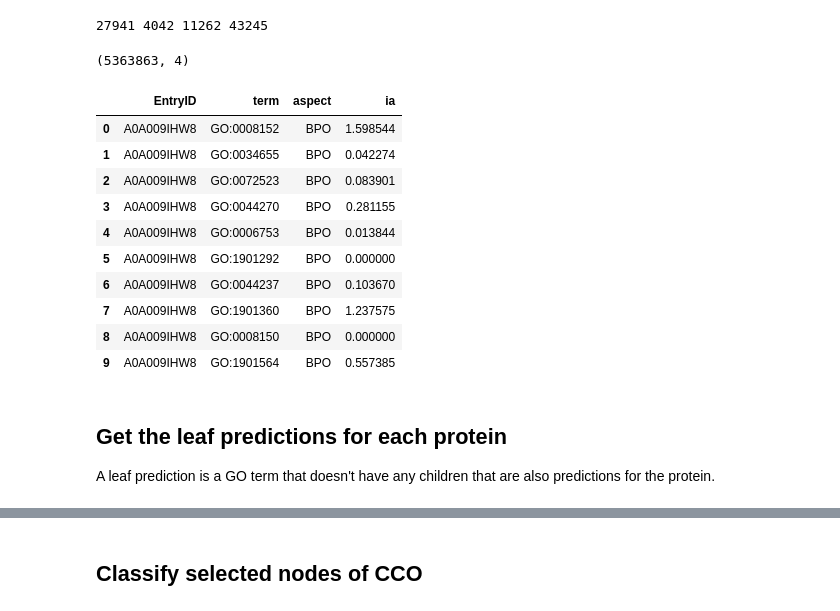
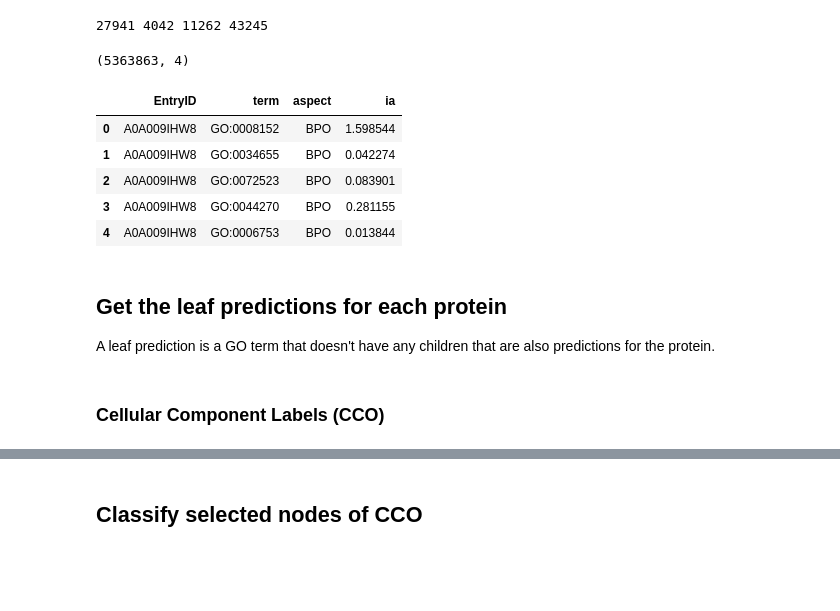
Before and after one commit to oshbocker/CAFA, a Jupyter notebook: CAFA_baseline.ipynb, the cells around one changed output, grey strips where cells are left out. Cells and saved outputs as stored; diff of their text form; code cells hidden in the pictures; blank space fills up the shorter version.

```diff
--- a/CAFA_baseline.ipynb
+++ b/CAFA_baseline.ipynb
@@ -47,7 +49,7 @@ class CFG:
     test_sequences_path: str = f"{content_dir}/Test (Targets)/testsuperset.fasta"
 
     num_labels = 500
-    n_epochs = 20
+    n_epochs = 14
     batch_size = 128
     lr = 0.0005
 
@@ -114,21 +114,16 @@ print(BPO_len, CCO_len, MFO_len, BPO_len + CCO_len + MFO_len)
 # %%
 train_terms = pd.read_csv(CFG.train_terms_path, sep="\t")
 train_terms['ia'] = train_terms['term'].apply(lambda x: ia_dict[x])
 print(train_terms.shape)
-train_terms.head(10)
+train_terms.head(5)
 # %% [output]
 (5363863, 4)
 |  | EntryID | term | aspect | ia |
 | 0 | A0A009IHW8 | GO:0008152 | BPO | 1.598544 |
 | 1 | A0A009IHW8 | GO:0034655 | BPO | 0.042274 |
 | 2 | A0A009IHW8 | GO:0072523 | BPO | 0.083901 |
 | 3 | A0A009IHW8 | GO:0044270 | BPO | 0.281155 |
 | 4 | A0A009IHW8 | GO:0006753 | BPO | 0.013844 |
-| 5 | A0A009IHW8 | GO:1901292 | BPO | 0.000000 |
-| 6 | A0A009IHW8 | GO:0044237 | BPO | 0.103670 |
-| 7 | A0A009IHW8 | GO:1901360 | BPO | 1.237575 |
-| 8 | A0A009IHW8 | GO:0008150 | BPO | 0.000000 |
-| 9 | A0A009IHW8 | GO:1901564 | BPO | 0.557385 |
 # %% [markdown]
 ## Get the leaf predictions for each protein
 A leaf prediction is a GO term that doesn't have any children that are also predictions for the protein.
@@ -171,2 +200,4 @@ def leaf_label_ancestors(graph, leaf_labels):
+# %% [markdown]
+### Cellular Component Labels (CCO)
 # %%
 CCO_leaf_labels = get_leaf_labels(train_terms, 'CCO')
```
Also changed, not shown: parts of 45 cells of this notebook.
